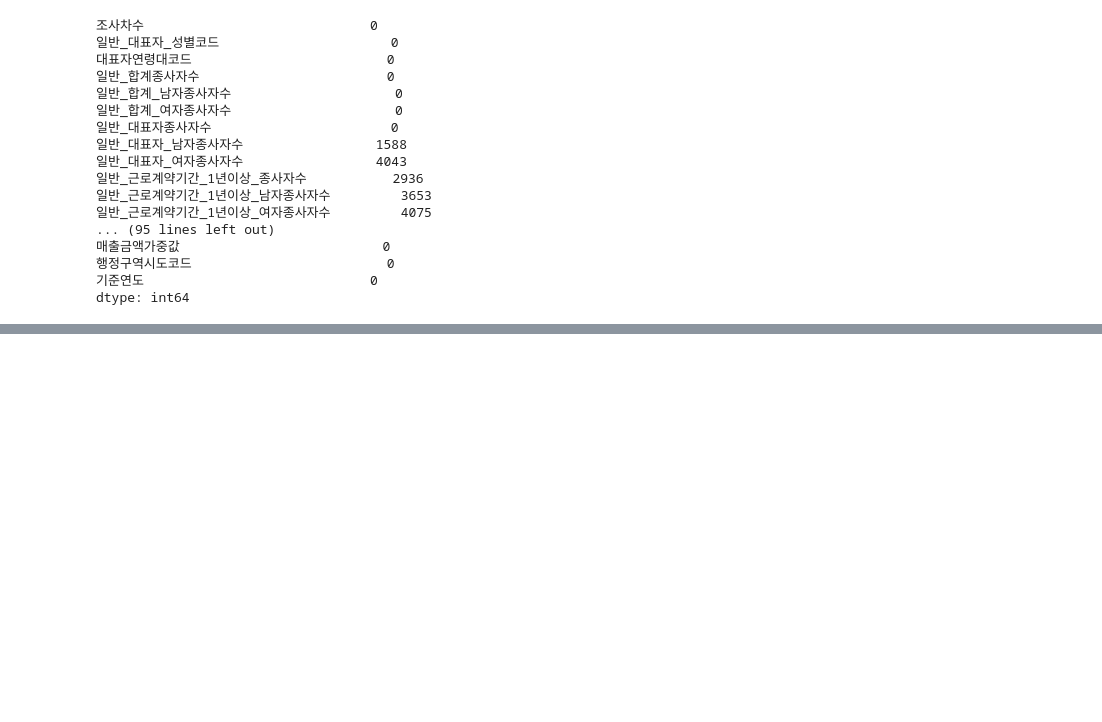
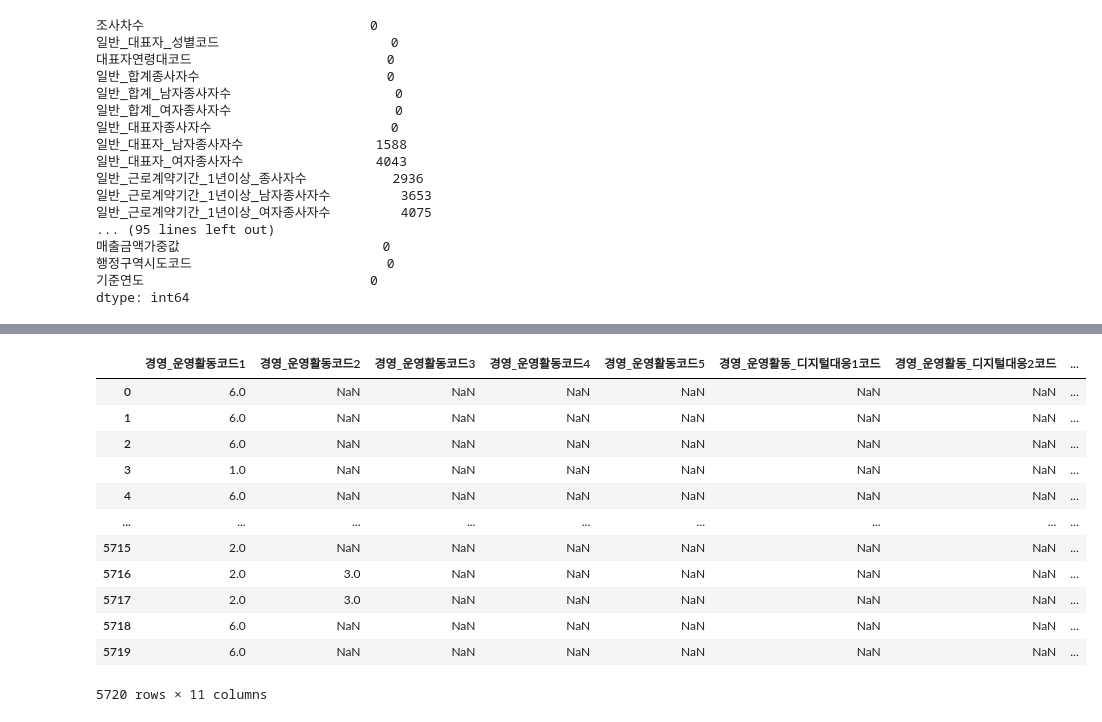
Before and after one commit to kae1128/wadada, a Jupyter notebook: data_preprocessing/SURVEY_preprocessing.ipynb, the cells around one changed output, grey strips where cells are left out. Cells and saved outputs as stored; diff of their text form; code cells hidden in the pictures; blank space fills up the shorter version.

```diff
--- a/data_preprocessing/SURVEY_preprocessing.ipynb
+++ b/data_preprocessing/SURVEY_preprocessing.ipynb
@@ -352,0 +765,28 @@ dtype: int64
+# %%
+columns_to_replace_nan = ['경영_운영활동코드1',
+       '경영_운영활동코드2',
+       '경영_운영활동코드3',
+       '경영_운영활동코드4',
+       '경영_운영활동코드5',
+       '경영_운영활동_디지털대응1코드',
+       '경영_운영활동_디지털대응2코드',
+       '경영_운영활동_디지털대응3코드',
+       '경영_운영활동_디지털대응4코드',
+       '경영_운영활동_디지털대응5코드',
+       '경영_운영활동_디지털대응6코드']
+
+df[columns_to_replace_nan]
+# %% [output]
+|  | 경영_운영활동코드1 | 경영_운영활동코드2 | 경영_운영활동코드3 | 경영_운영활동코드4 | 경영_운영활동코드5 | 경영_운영활동_디지털대응1코드 | 경영_운영활동_디지털대응2코드 | ... |
+| 0 | 6.0 | NaN | NaN | NaN | NaN | NaN | NaN | ... |
+| 1 | 6.0 | NaN | NaN | NaN | NaN | NaN | NaN | ... |
+| 2 | 6.0 | NaN | NaN | NaN | NaN | NaN | NaN | ... |
+| 3 | 1.0 | NaN | NaN | NaN | NaN | NaN | NaN | ... |
+| 4 | 6.0 | NaN | NaN | NaN | NaN | NaN | NaN | ... |
+| ... | ... | ... | ... | ... | ... | ... | ... | ... |
+| 5715 | 2.0 | NaN | NaN | NaN | NaN | NaN | NaN | ... |
+| 5716 | 2.0 | 3.0 | NaN | NaN | NaN | NaN | NaN | ... |
+| 5717 | 2.0 | 3.0 | NaN | NaN | NaN | NaN | NaN | ... |
+| 5718 | 6.0 | NaN | NaN | NaN | NaN | NaN | NaN | ... |
+| 5719 | 6.0 | NaN | NaN | NaN | NaN | NaN | NaN | ... |
+5720 rows × 11 columns
```
Also changed, not shown: parts of 39 cells of this notebook, 2 other files.
